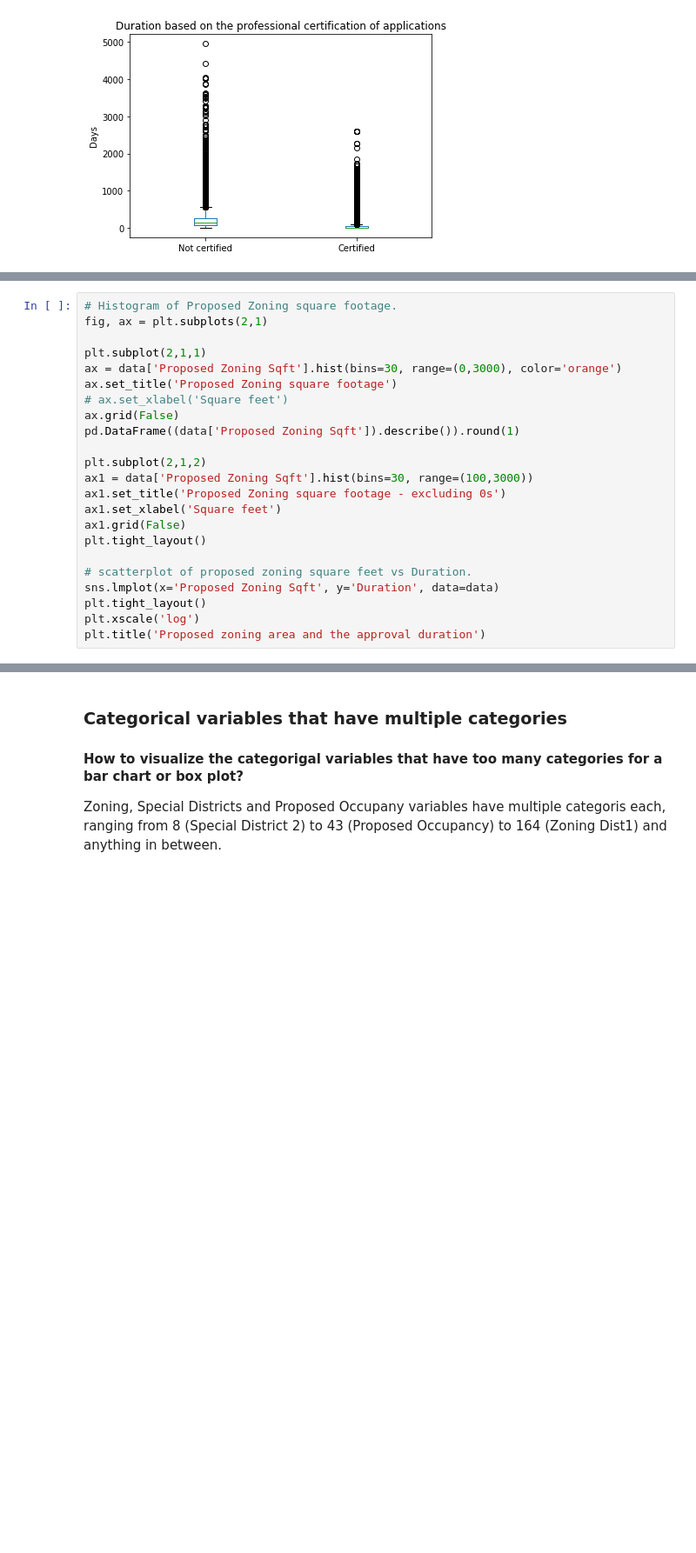
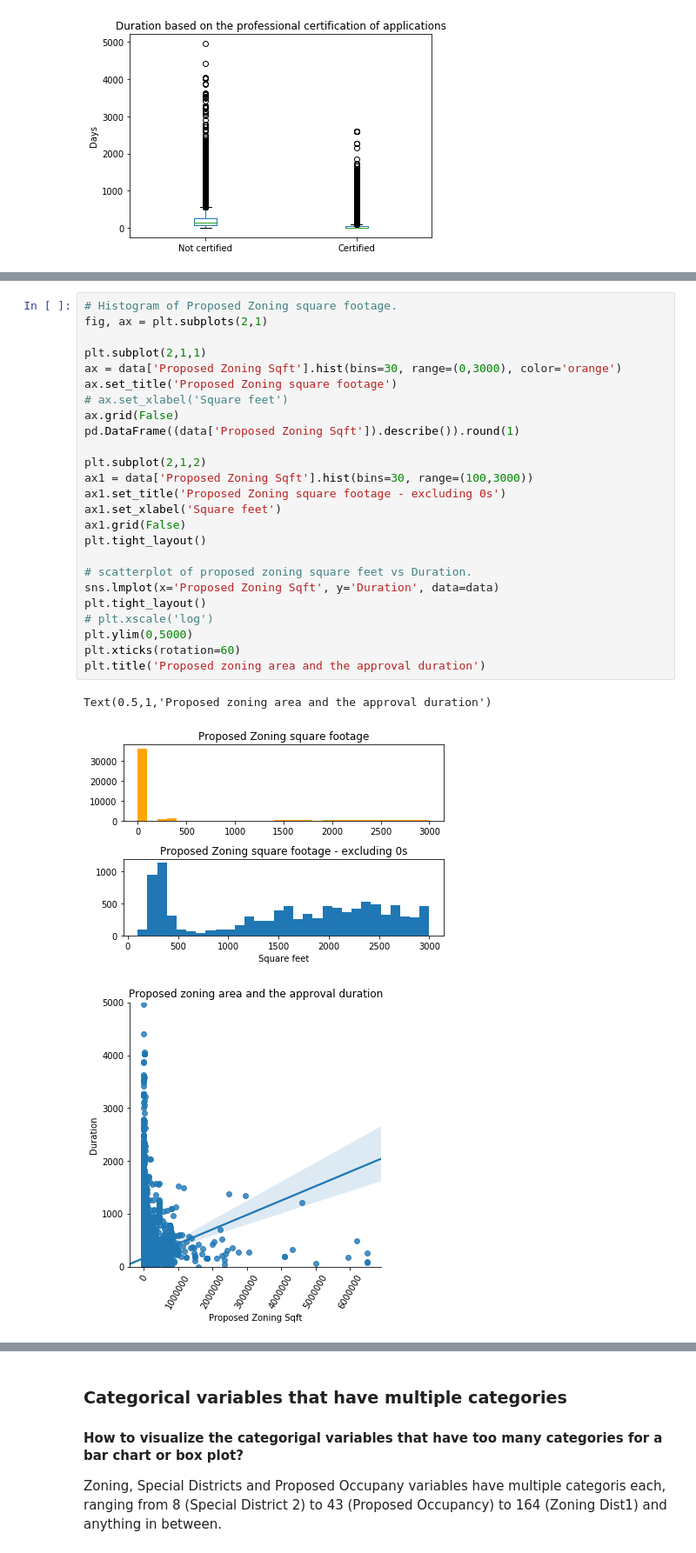
Before and after one commit to anoushavan/Capstone_1, a Jupyter notebook: code/preliminary_analysis.ipynb, the cells around one changed output, grey strips where cells are left out. Shown at 87% size. Cells and saved outputs as stored; diff of their text form; blank space fills up the shorter version.

```diff
--- a/code/preliminary_analysis.ipynb
+++ b/code/preliminary_analysis.ipynb
@@ -258,26 +267,32 @@ sns.lmplot(x='Total Est. Fee', y='Duration', data=data)
 # %%
 # Histogram of Proposed Zoning square footage.
 fig, ax = plt.subplots(2,1)
 
 plt.subplot(2,1,1)
 ax = data['Proposed Zoning Sqft'].hist(bins=30, range=(0,3000), color='orange')
 ax.set_title('Proposed Zoning square footage')
 # ax.set_xlabel('Square feet')
 ax.grid(False)
 pd.DataFrame((data['Proposed Zoning Sqft']).describe()).round(1)
 
 plt.subplot(2,1,2)
 ax1 = data['Proposed Zoning Sqft'].hist(bins=30, range=(100,3000))
 ax1.set_title('Proposed Zoning square footage - excluding 0s')
 ax1.set_xlabel('Square feet')
 ax1.grid(False)
 plt.tight_layout()
 
 # scatterplot of proposed zoning square feet vs Duration.
 sns.lmplot(x='Proposed Zoning Sqft', y='Duration', data=data)
 plt.tight_layout()
-plt.xscale('log')
+# plt.xscale('log')
+plt.ylim(0,5000)
+plt.xticks(rotation=60)
 plt.title('Proposed zoning area and the approval duration')
+# %% [output]
+Text(0.5,1,'Proposed zoning area and the approval duration')
+[figure, added]
+[figure, added]
 # %%
 # Histogram of Proposed No. Of Stories.
 ax = data['Proposed No. Of Stories'].hist(bins=30, range=(0,25))
```
Also changed, not shown: parts of 21 cells of this notebook, 1 other file.
